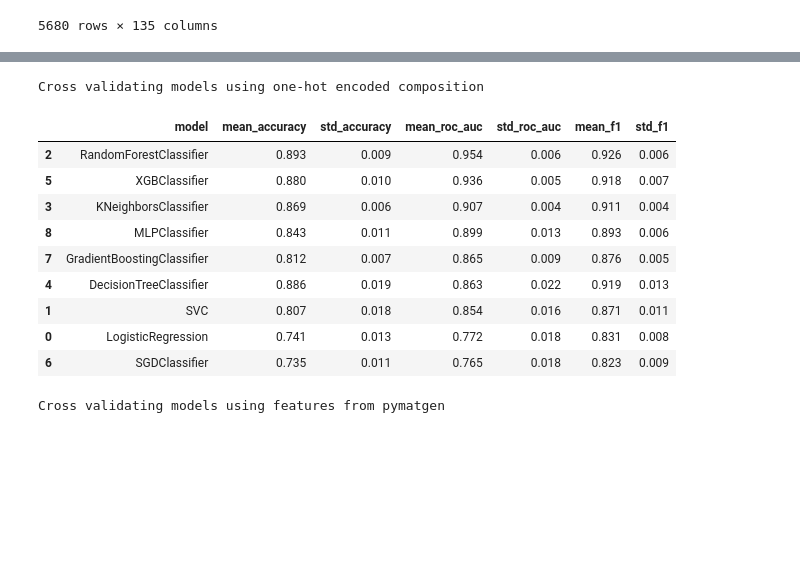
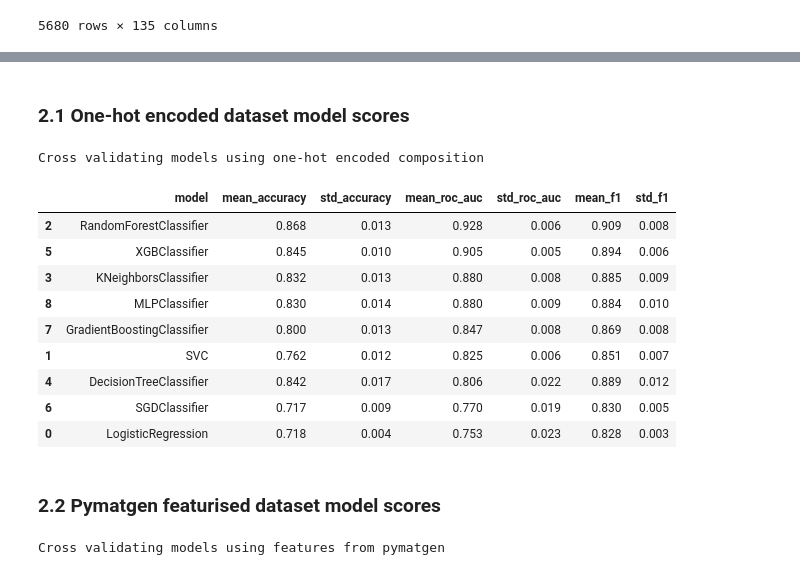
Before and after one commit to abhi0raj/Amorphous-classifier, a Jupyter notebook: main.ipynb, the cells around one changed output, grey strips where cells are left out. Saved outputs shown, nothing was run; the diff lists cells and outputs as text; code cells hidden in the pictures; blank space fills up the shorter version.

```diff
--- a/main.ipynb
+++ b/main.ipynb
@@ -160,18 +188,18 @@ from elementembeddings.composition import composition_featuriser
 
 class DataProcessor:
     """
-    A class that provides methods for data processing and featurization.
+    A class that provides methods for data processing and featurisation.
 
     Args:
-        embedding (str): The embedding to be used for composition featurization.
+        embedding (str): The embedding to be used for composition featurisation.
 
     Attributes:
-        embedding (str): The embedding used for composition featurization.
-        featuriser (ElementProperty): The featurizer object for element properties.
+        embedding (str): The embedding used for composition featurisation.
+        featuriser (ElementProperty): The featuriser object for element properties.
 
     Methods:
-        featurise_composition: Featurizes the composition column using one-hot encoding.
-        featurise_with_pymatgen: Featurizes the composition column using pymatgen.
+        featurise_composition: Featurises the composition column using one-hot encoding.
+        featurise_with_pymatgen: Featurises the composition column using pymatgen.
         scale_data: Scales the numerical columns in the dataframe.
 
     """
@@ -183,13 +211,13 @@ class DataProcessor:
 
     def featurise_composition(self, df):
         """
-        Featurizes the composition column of the dataframe using one-hot encoding.
+        Featurises the composition column of the dataframe using one-hot encoding.
 
         Args:
             df (pandas.DataFrame): The input dataframe.
 
         Returns:
-            pandas.DataFrame: The featurized dataframe.
+            pandas.DataFrame: The featurised dataframe.
 
         """
 
@@ -197,7 +225,7 @@ class DataProcessor:
 
         print(f"Using {self.embedding} embedding for composition featurisation.")
 
-        onehot_df = composition_featuriser(df["composition"], embedding=self.embedding, stats=["mean"])
+        onehot_df = composition_featuriser(df["composition"], embedding=self.embedding, stats=["sum"])
         onehot_df.drop(columns=['formula'], inplace=True)  # Drop the original composition column
 
         #add gfa column to the onehot_df
@@ -207,14 +235,14 @@ class DataProcessor:
 
     def featurise_with_pymatgen(self, df, col_id='composition'):
         """
-        Featurizes the composition column of the dataframe using pymatgen.
+        Featurises the composition column of the dataframe using pymatgen.
 
         Args:
             df (pandas.DataFrame): The input dataframe.
             col_id (str): The name of the composition column.
 
         Returns:
-            pandas.DataFrame: The featurized dataframe.
+            pandas.DataFrame: The featurised dataframe.
 
         """
 
@@ -344,28 +379,32 @@ def cross_validate_models(models, X, y, cv=5):
                         "std_f1": np.std(scores['test_f1'])})
 
     return pd.DataFrame(results)
+# %% [markdown]
+### 2.1 One-hot encoded dataset model scores
 # %%
-X = one_hot_scaled_data.drop(columns=["gfa"])
-y = one_hot_scaled_data["gfa"]
+X_one_hot = one_hot_scaled_data.drop(columns=["gfa"])
+y_one_hot = one_hot_scaled_data["gfa"]
 
 # cross validate the models using one-hot encoded composition
 print("Cross validating models using one-hot encoded composition")
-cross_val_results = cross_validate_models(models, X, y)
+cross_val_results = cross_validate_models(models, X_one_hot, y_one_hot)
 
 cross_val_results = cross_val_results.round(3)
 cross_val_results.sort_values(by="mean_roc_auc", ascending=False)
 # %% [output]
 Cross validating models using one-hot encoded composition
 |  | model | mean_accuracy | std_accuracy | mean_roc_auc | std_roc_auc | mean_f1 | std_f1 |
-| 2 | RandomForestClassifier | 0.893 | 0.009 | 0.954 | 0.006 | 0.926 | 0.006 |
-| 5 | XGBClassifier | 0.880 | 0.010 | 0.936 | 0.005 | 0.918 | 0.007 |
-| 3 | KNeighborsClassifier | 0.869 | 0.006 | 0.907 | 0.004 | 0.911 | 0.004 |
-| 8 | MLPClassifier | 0.843 | 0.011 | 0.899 | 0.013 | 0.893 | 0.006 |
-| 7 | GradientBoostingClassifier | 0.812 | 0.007 | 0.865 | 0.009 | 0.876 | 0.005 |
-| 4 | DecisionTreeClassifier | 0.886 | 0.019 | 0.863 | 0.022 | 0.919 | 0.013 |
-| 1 | SVC | 0.807 | 0.018 | 0.854 | 0.016 | 0.871 | 0.011 |
-| 0 | LogisticRegression | 0.741 | 0.013 | 0.772 | 0.018 | 0.831 | 0.008 |
-| 6 | SGDClassifier | 0.735 | 0.011 | 0.765 | 0.018 | 0.823 | 0.009 |
+| 2 | RandomForestClassifier | 0.868 | 0.013 | 0.928 | 0.006 | 0.909 | 0.008 |
+| 5 | XGBClassifier | 0.845 | 0.010 | 0.905 | 0.005 | 0.894 | 0.006 |
+| 3 | KNeighborsClassifier | 0.832 | 0.013 | 0.880 | 0.008 | 0.885 | 0.009 |
+| 8 | MLPClassifier | 0.830 | 0.014 | 0.880 | 0.009 | 0.884 | 0.010 |
+| 7 | GradientBoostingClassifier | 0.800 | 0.013 | 0.847 | 0.008 | 0.869 | 0.008 |
+| 1 | SVC | 0.762 | 0.012 | 0.825 | 0.006 | 0.851 | 0.007 |
+| 4 | DecisionTreeClassifier | 0.842 | 0.017 | 0.806 | 0.022 | 0.889 | 0.012 |
+| 6 | SGDClassifier | 0.717 | 0.009 | 0.770 | 0.019 | 0.830 | 0.005 |
+| 0 | LogisticRegression | 0.718 | 0.004 | 0.753 | 0.023 | 0.828 | 0.003 |
+# %% [markdown]
+### 2.2 Pymatgen featurised dataset model scores
 # %%
 combined_data = processed_data.drop(columns=["composition", "composition_pmg"])
 X = combined_data.drop(columns=["gfa"])
```
Also changed, not shown: parts of 24 cells of this notebook, 1 other file.
